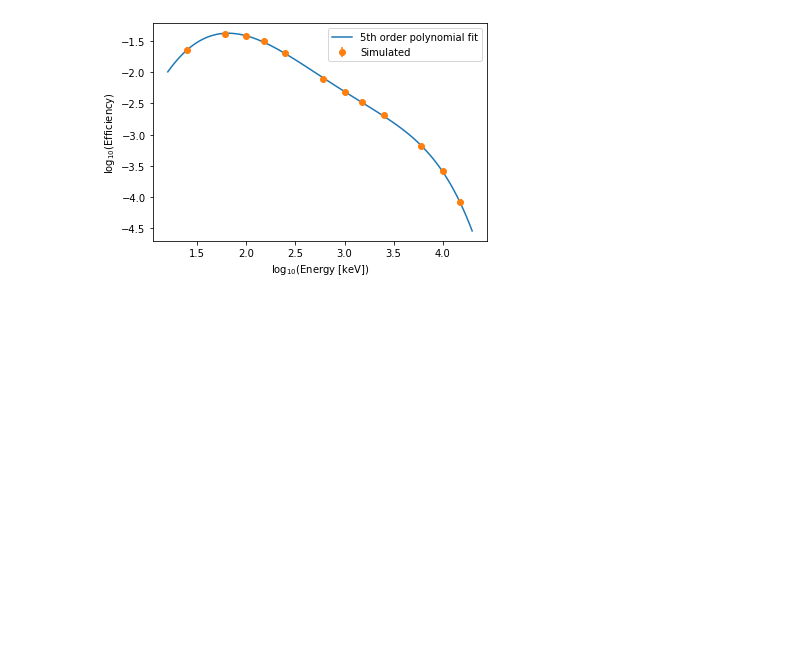
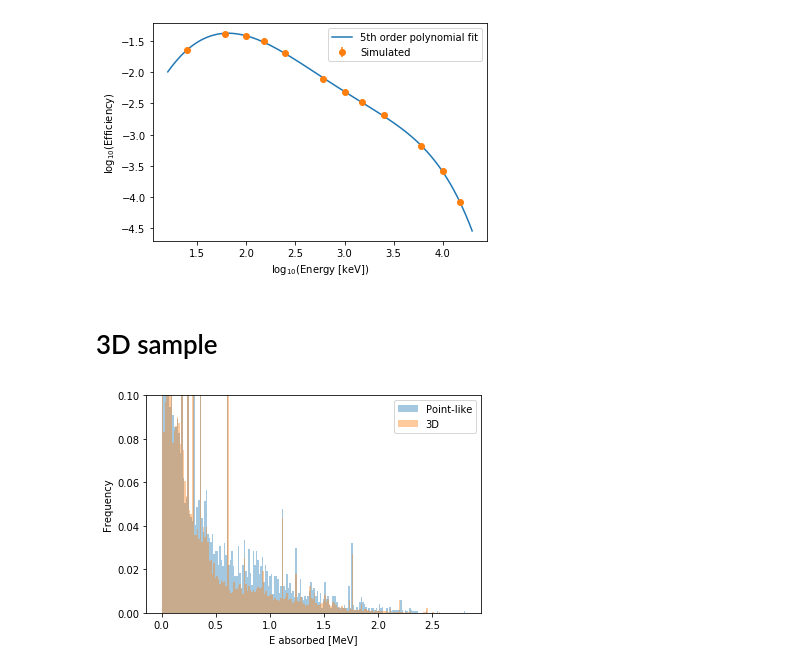
Before and after one commit to Balazzs/HPGECalorimeter, a Jupyter notebook: Analysis.ipynb, the cells around one changed output. Drawn from its saved outputs; the diff is of its cells as text; code cells hidden in the pictures; blank space fills up the shorter version.

Commit message:
CaCO3 3D sample with uranium

```diff
--- a/Analysis.ipynb
+++ b/Analysis.ipynb
@@ -89,8 +89,8 @@ def count_hit_ratio_around_peaks (data, peaks=table, radius = 0.005):
 def calculate_full_efficiency (data, cutoff = 0):
     return (data > cutoff).sum() / len(data)
 # %%
-def SimpleHistogram(X, name=None, plot_peaks=False, alpha=None, label=None, do_texts=True, bin_num=200):
-    vals, bins, _ = plt.hist(X, bin_num, alpha=alpha, label=label);
+def SimpleHistogram(X, name=None, plot_peaks=False, alpha=None, label=None, do_texts=True, bin_num=200, freq=False):
+    vals, bins, _ = plt.hist(X, bin_num, alpha=alpha, label=label, density=freq);
 
     #ignore 0 and photopeak
     ylim  = vals[1:-1].max() * 1.1
@@ -754,3 +754,18 @@ plt.legend()
 plt.savefig("figures/mono_E_efficiencies_2_fit.svg", bbox_inches="tight")
 # %% [output]
 [figure]
+# %% [markdown]
+# 3D sample
+# %%
+real_sample  = read_with_angle("data/real_geom_simdecay_sample_5cm/", num_threads=8)
+point_sample = read_with_angle("data/distance_simdecay_real_geom/5/", num_threads=4)
+# %%
+SimpleHistogram(point_sample["Energy"], freq=True, do_texts=False, alpha=0.4, label="Point-like")
+SimpleHistogram(real_sample["Energy"],  freq=True, do_texts=False, alpha=0.4, label="3D")
+
+plt.ylim(0, 0.1)
+plt.ylabel("Frequency")
+
+plt.legend();
+# %% [output]
+[figure, added]
```
Also changed, not shown: 13 other files.
